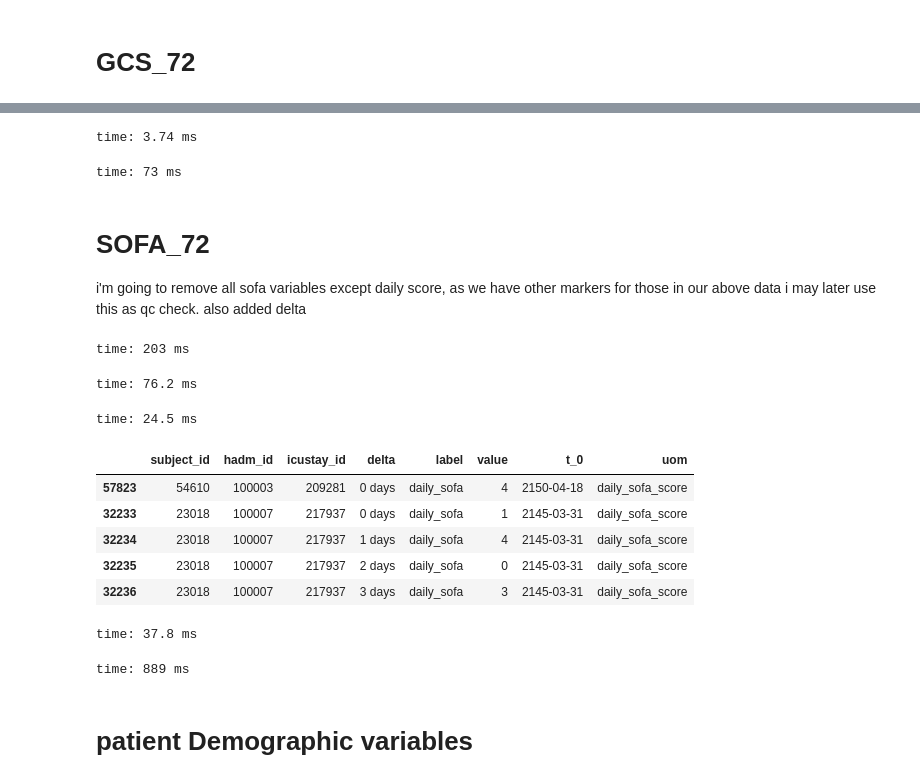
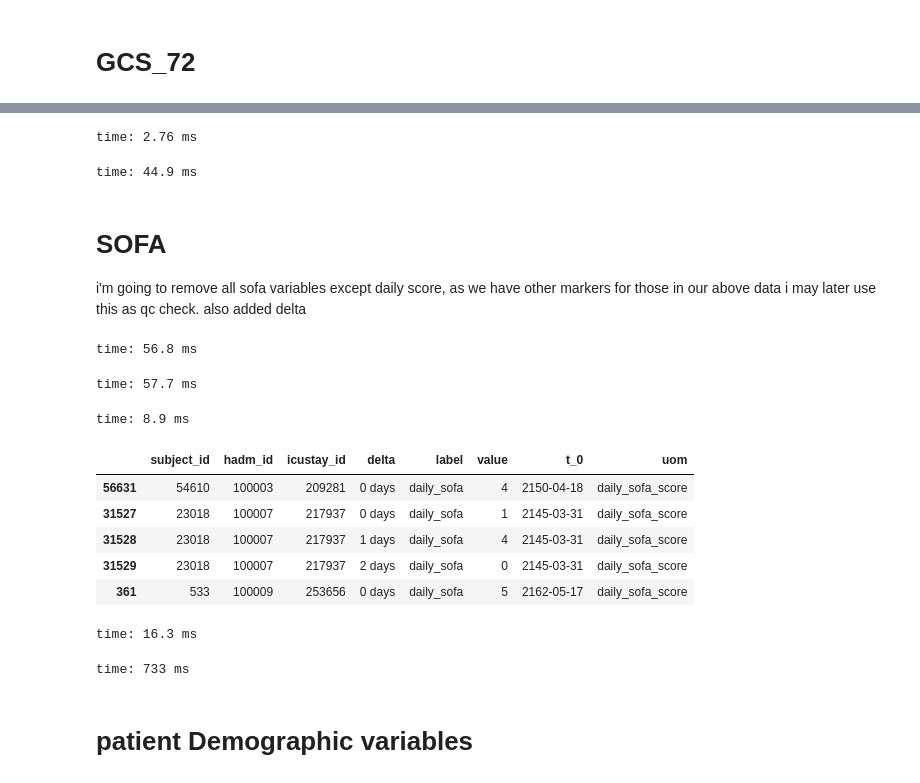
Before and after one commit to kellylinyingxin/mimiciii-antibiotics-modeling, a Jupyter notebook: notebooks/03.20-clinical_variable_prep.ipynb, the cells around one changed output, grey strips where cells are left out. Saved outputs shown, nothing was run; the diff lists cells and outputs as text; code cells hidden in the pictures.

```diff
--- a/notebooks/03.20-clinical_variable_prep.ipynb
+++ b/notebooks/03.20-clinical_variable_prep.ipynb
@@ -1344,50 +1672,50 @@ time: 20.1 ms
 # %%
-dfs['gcs72_df']=dfs['gcs72_df'][['subject_id','hadm_id','icustay_id','delta','label','value',time_var,'uom']]
+dfs[gcs_df]=dfs[gcs_df][['subject_id','hadm_id','icustay_id','delta','label','value',time_var,'uom']]
 # %% [output]
-time: 3.74 ms
+time: 2.76 ms
 # %%
-save_df(dfs['gcs72_df'], 'gcs')
-del(dfs['gcs72_df'])
+save_df(dfs[gcs_df], 'gcs')
+del(dfs[gcs_df])
 # %% [output]
-time: 73 ms
+time: 44.9 ms
 # %% [markdown]
-# SOFA_72
+# SOFA
 i'm going to remove all sofa variables except daily score, as we have other markers for those in our above data
 i may later use this as qc check.
 also added delta
 # %%
-dfs['sofa_df_72']['uom']='daily_sofa_score'
+dfs[sofa_df]['uom']='daily_sofa_score'
 
 #adding day delta column
-dfs['sofa_df_72']=dfs['sofa_df_72'].sort_values(['hadm_id','day',time_var]) #good
-dfs['sofa_df_72']['day_rank']=dfs['sofa_df_72'].groupby('icustay_id')['day'].rank()
-dfs['sofa_df_72']['delta']=pd.to_timedelta((dfs['sofa_df_72']['day_rank']-1), 'days')
+dfs[sofa_df]=dfs[sofa_df].sort_values(['hadm_id','day',time_var]) #good
+dfs[sofa_df]['day_rank']=dfs[sofa_df].groupby('icustay_id')['day'].rank()
+dfs[sofa_df]['delta']=pd.to_timedelta((dfs[sofa_df]['day_rank']-1), 'days')
 # %% [output]
-time: 203 ms
+time: 56.8 ms
 # %%
-dfs['sofa_df_72']['label']= 'daily_sofa'
-dfs['sofa_df_72']=dfs['sofa_df_72'].rename(index=str, columns={'sofa':'value'})
+dfs[sofa_df]['label']= 'daily_sofa'
+dfs[sofa_df]=dfs[sofa_df].rename(index=str, columns={'sofa':'value'})
 # %% [output]
-time: 76.2 ms
+time: 57.7 ms
 # %%
-dfs['sofa_df_72']= dfs['sofa_df_72'][['subject_id','hadm_id','icustay_id','delta','label','value',time_var,'uom']]
+dfs[sofa_df]= dfs[sofa_df][['subject_id','hadm_id','icustay_id','delta','label','value',time_var,'uom']]
 # %% [output]
-time: 24.5 ms
+time: 8.9 ms
 # %%
-dfs['sofa_df_72'].head()
+dfs[sofa_df].head()
 # %% [output]
 |  | subject_id | hadm_id | icustay_id | delta | label | value | t_0 | uom |
-| 57823 | 54610 | 100003 | 209281 | 0 days | daily_sofa | 4 | 2150-04-18 | daily_sofa_score |
-| 32233 | 23018 | 100007 | 217937 | 0 days | daily_sofa | 1 | 2145-03-31 | daily_sofa_score |
-| 32234 | 23018 | 100007 | 217937 | 1 days | daily_sofa | 4 | 2145-03-31 | daily_sofa_score |
-| 32235 | 23018 | 100007 | 217937 | 2 days | daily_sofa | 0 | 2145-03-31 | daily_sofa_score |
-| 32236 | 23018 | 100007 | 217937 | 3 days | daily_sofa | 3 | 2145-03-31 | daily_sofa_score |
+| 56631 | 54610 | 100003 | 209281 | 0 days | daily_sofa | 4 | 2150-04-18 | daily_sofa_score |
+| 31527 | 23018 | 100007 | 217937 | 0 days | daily_sofa | 1 | 2145-03-31 | daily_sofa_score |
+| 31528 | 23018 | 100007 | 217937 | 1 days | daily_sofa | 4 | 2145-03-31 | daily_sofa_score |
+| 31529 | 23018 | 100007 | 217937 | 2 days | daily_sofa | 0 | 2145-03-31 | daily_sofa_score |
+| 361 | 533 | 100009 | 253656 | 0 days | daily_sofa | 5 | 2162-05-17 | daily_sofa_score |
-time: 37.8 ms
+time: 16.3 ms
 # %%
-save_df(dfs['sofa_df_72'], 'sofa')
-del(dfs['sofa_df_72'])
+save_df(dfs[sofa_df], 'sofa')
+del(dfs[sofa_df])
 # %% [output]
-time: 889 ms
+time: 733 ms
 # %% [markdown]
 # patient Demographic variables
 # %% [markdown]
```
Also changed, not shown: parts of 145 cells of this notebook, 3 other files.
